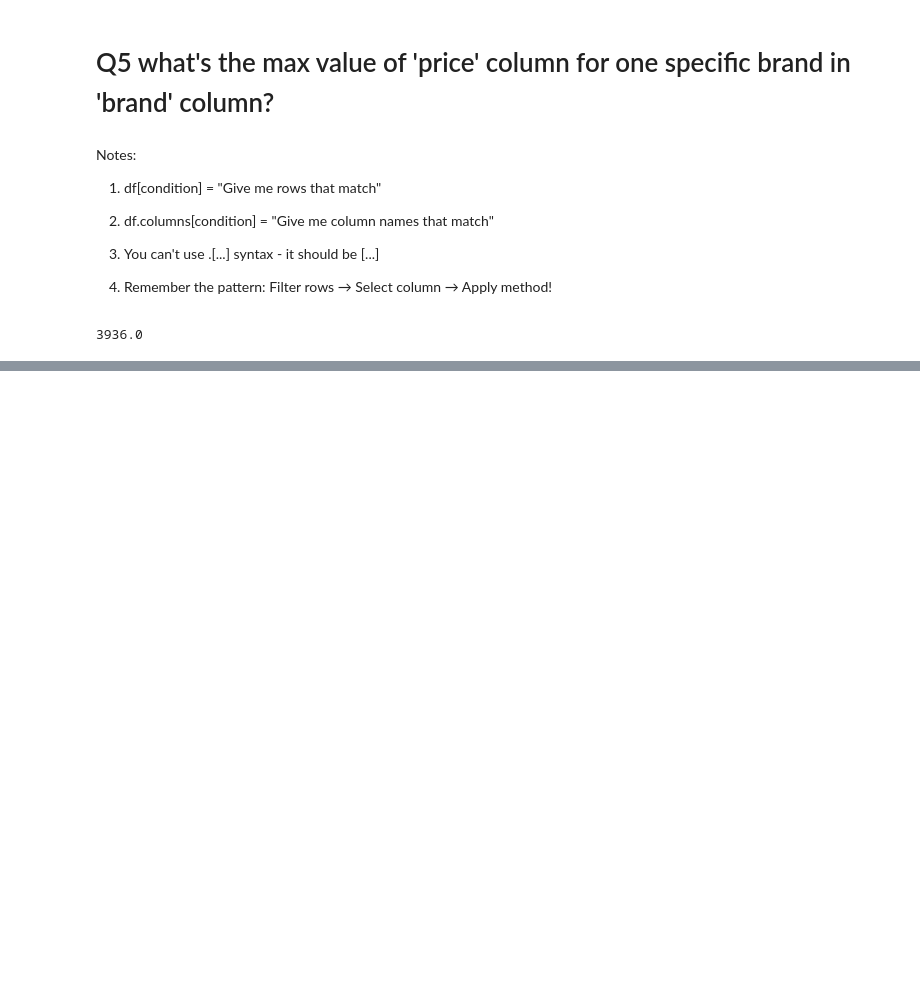
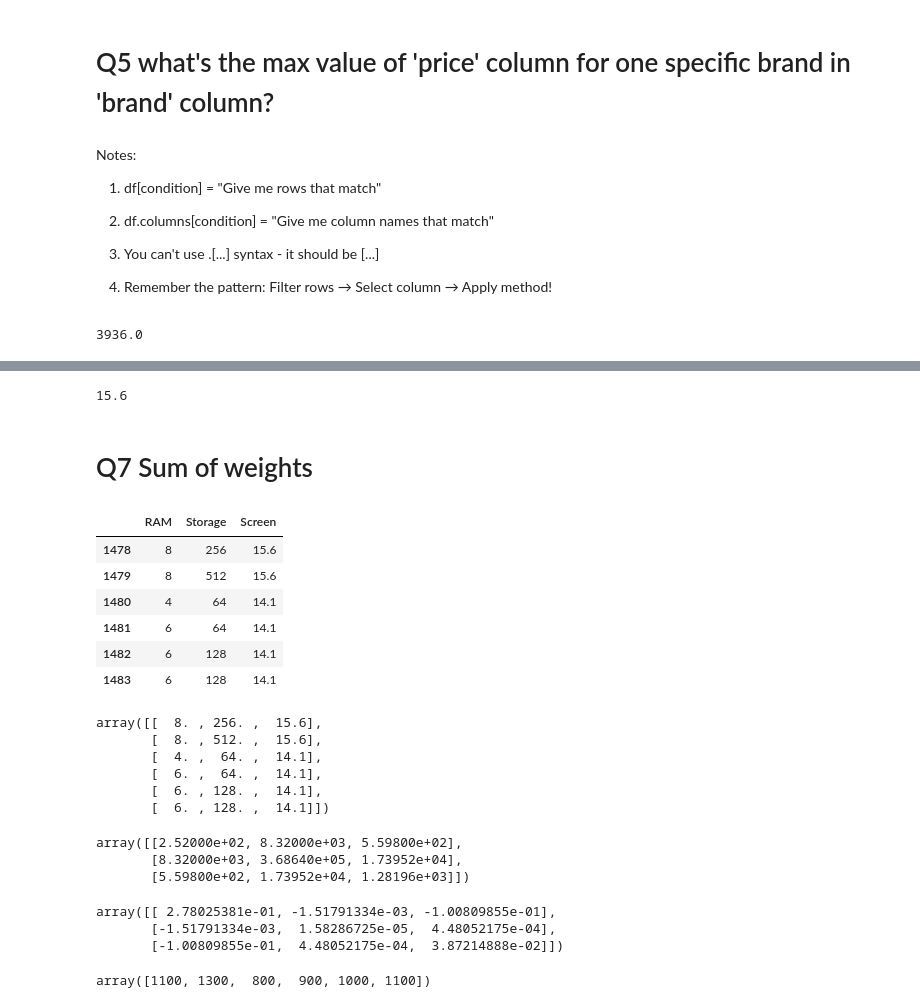
Before and after one commit to Liwhenandwhere/ML-Zoomcamp-Homework, a Jupyter notebook: CH1 homework.ipynb, the cells around one changed output, grey strips where cells are left out. Cells and saved outputs as stored; diff of their text form; code cells hidden in the pictures; blank space fills up the shorter version.

```diff
--- a/CH1 homework.ipynb
+++ b/CH1 homework.ipynb
@@ -146,0 +221,52 @@ df[df['Brand']== 'Dell']['Final Price'].max().tolist()
+# %%
+df['Screen'].median().tolist()
+# %% [output]
+15.6
+# %% [markdown]
+# Q7 Sum of weights
+# %%
+# Select all the "Innjoo" laptops from the dataset. Select only columns RAM, Storage, Screen
+# Remember: Multiple columns = double brackets [['col1', 'col2', 'col3']]
+innjoo_laptop = df[df['Brand'] == 'Innjoo'][['RAM', 'Storage', 'Screen']]
+innjoo_laptop
+# %% [output]
+|  | RAM | Storage | Screen |
+| 1478 | 8 | 256 | 15.6 |
+| 1479 | 8 | 512 | 15.6 |
+| 1480 | 4 | 64 | 14.1 |
+| 1481 | 6 | 64 | 14.1 |
+| 1482 | 6 | 128 | 14.1 |
+| 1483 | 6 | 128 | 14.1 |
+# %%
+# Getting the underlying numpy array
+X = innjoo_laptop.values
+X
+# %% [output]
+array([[  8. , 256. ,  15.6],
+       [  8. , 512. ,  15.6],
+       [  4. ,  64. ,  14.1],
+       [  6. ,  64. ,  14.1],
+       [  6. , 128. ,  14.1],
+       [  6. , 128. ,  14.1]])
+# %%
+# Compute matrix-matrix multiplication between the transpose of X and X. To get the transpose, use X.T
+# .dot 来做矩阵乘法！！
+XTX = X.T.dot(X)
+XTX
+# %% [output]
+array([[2.52000e+02, 8.32000e+03, 5.59800e+02],
+       [8.32000e+03, 3.68640e+05, 1.73952e+04],
+       [5.59800e+02, 1.73952e+04, 1.28196e+03]])
+# %%
+# np.linalg.inv() 逆矩阵
+XTX_inv = np.linalg.inv(XTX)
+XTX_inv
+# %% [output]
+array([[ 2.78025381e-01, -1.51791334e-03, -1.00809855e-01],
+       [-1.51791334e-03,  1.58286725e-05,  4.48052175e-04],
+       [-1.00809855e-01,  4.48052175e-04,  3.87214888e-02]])
+# %%
+y = np.array([1100, 1300, 800, 900, 1000, 1100])
+y
+# %% [output]
+array([1100, 1300,  800,  900, 1000, 1100])
```
Also changed, not shown: parts of 14 cells of this notebook.
